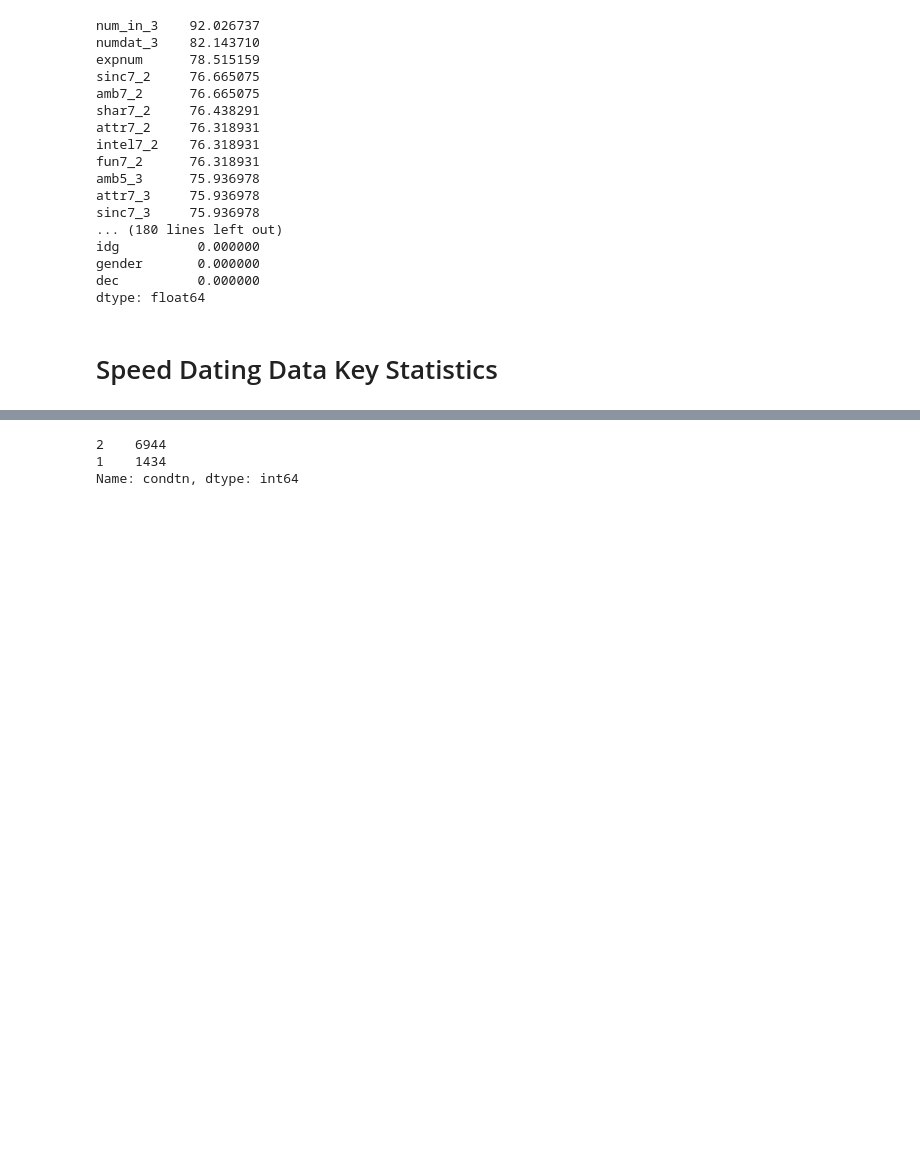
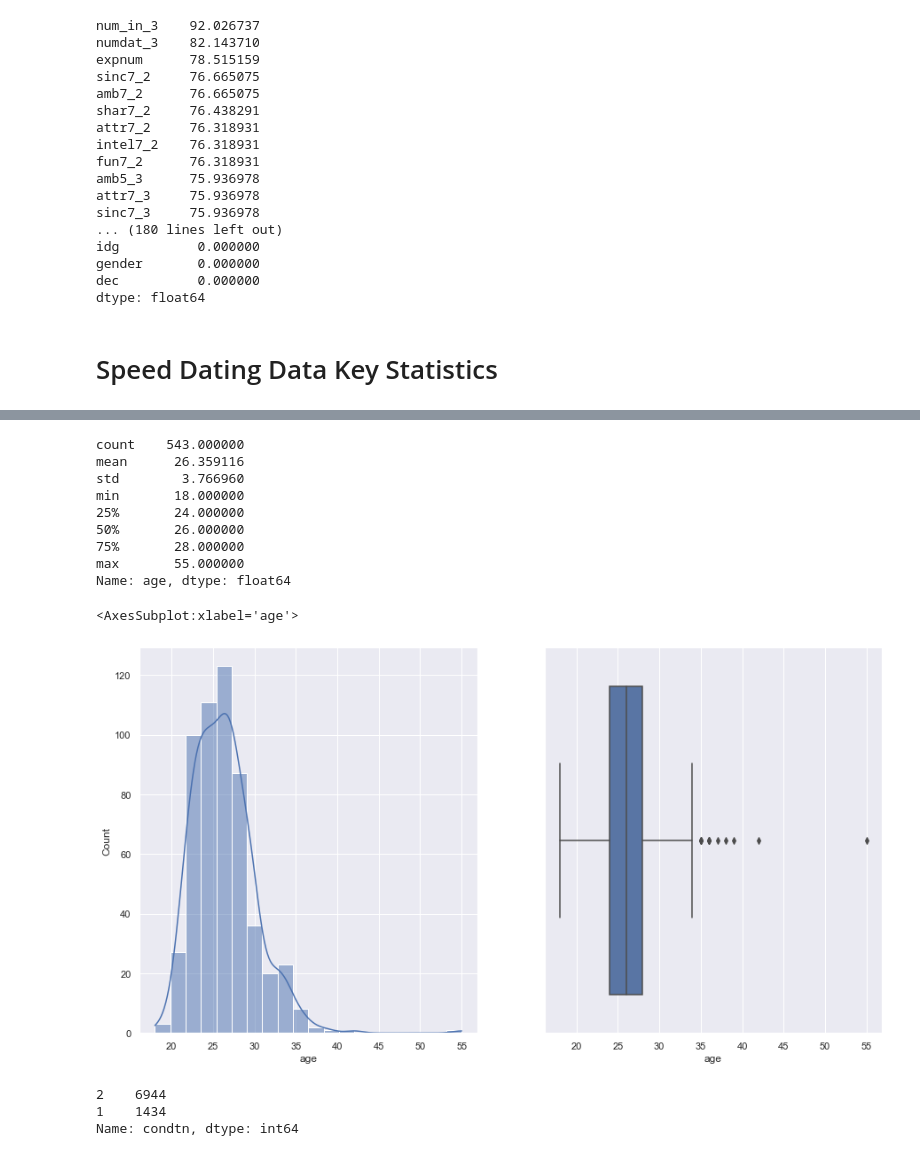
Before and after one commit to Stylomines/speed_dating, a Jupyter notebook: 01-Project_speed_dating.ipynb, the cells around one changed output, grey strips where cells are left out. Cells and saved outputs as stored; diff of their text form; code cells hidden in the pictures; blank space fills up the shorter version.

```diff
--- a/01-Project_speed_dating.ipynb
+++ b/01-Project_speed_dating.ipynb
@@ -101,3 +125,22 @@ Name: gender, dtype: int64
+# %%
+print(df_ind['age'].describe())
+# Distribution of age
+sns.set(rc = {'figure.figsize':(15,8)})
+fig, axs = plt.subplots(ncols=2)
+sns.histplot(data = df_ind , x = 'age', kde=True, bins= 20, ax = axs[0])
+sns.boxplot(data = df_ind , x = 'age', ax = axs[1])
+# %% [output]
+count    543.000000
+mean      26.359116
+std        3.766960
+min       18.000000
+25%       24.000000
+50%       26.000000
+75%       28.000000
+max       55.000000
+Name: age, dtype: float64
+<AxesSubplot:xlabel='age'>
+[figure, added]
 # %%
 # 1=limited choice , 2=extensive choice
 print(dataset['condtn'].value_counts())
```
Also changed, not shown: parts of 8 cells of this notebook.
